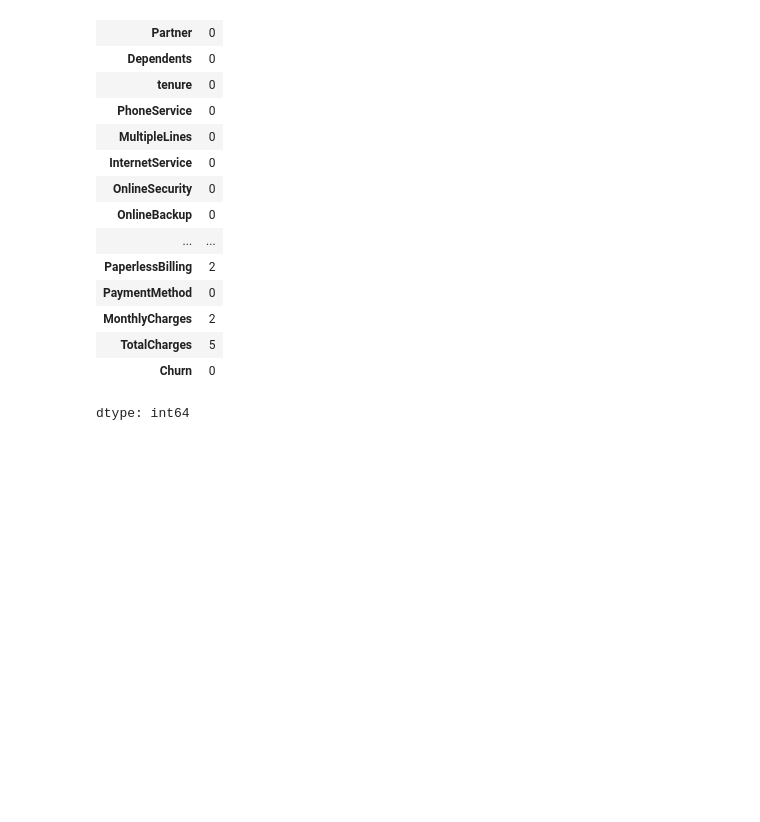
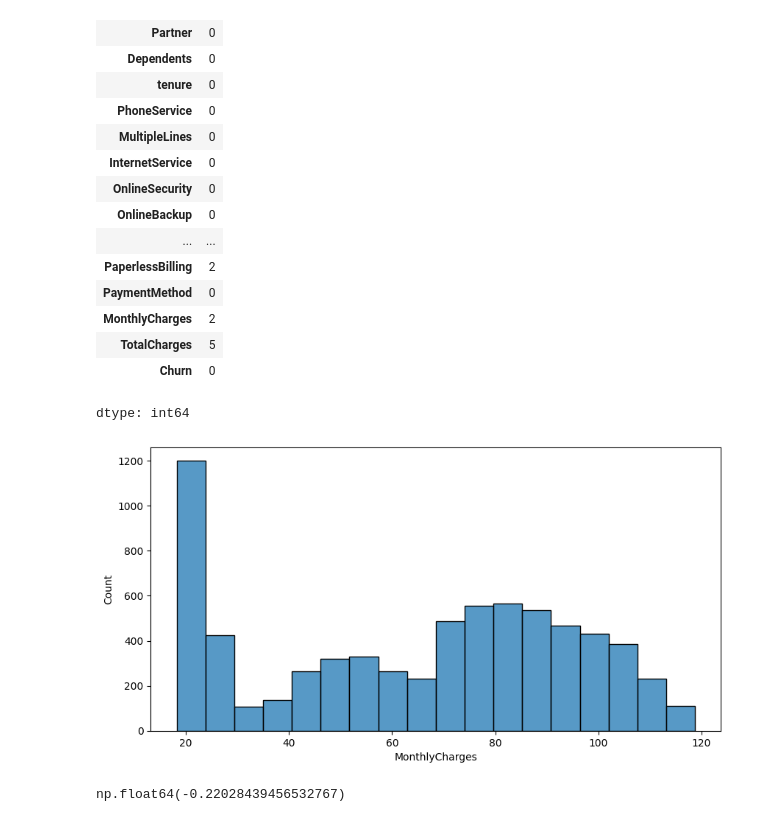
Before and after one commit to Kif30/Customer-Churn-Prediction, a Jupyter notebook: Customer_Churn_Prediction.ipynb, the cells around one changed output. Drawn from its saved outputs; the diff is of its cells as text; code cells hidden in the pictures; blank space fills up the shorter version.

```diff
--- a/Customer_Churn_Prediction.ipynb
+++ b/Customer_Churn_Prediction.ipynb
@@ -137,5 +137,18 @@ df.isnull().sum()
 | TotalCharges | 5 |
 | Churn | 0 |
 dtype: int64
-# %%
-df['gender']=
+# %%
+#gender
+df["gender"]=df["gender"].fillna(df["gender"].mode()[0])
+# %%
+df["PaperlessBilling"]=df['PaperlessBilling'].fillna(df['PaperlessBilling'].mode()[0])
+# %%
+plt.figure(figsize=(10,5))
+sns.histplot(df,x="MonthlyCharges")
+plt.show()
+# %% [output]
+[figure, added]
+# %%
+df["MonthlyCharges"].skew()
+# %% [output]
+np.float64(-0.22028439456532767)
```
Also changed, not shown: parts of 12 cells of this notebook.
